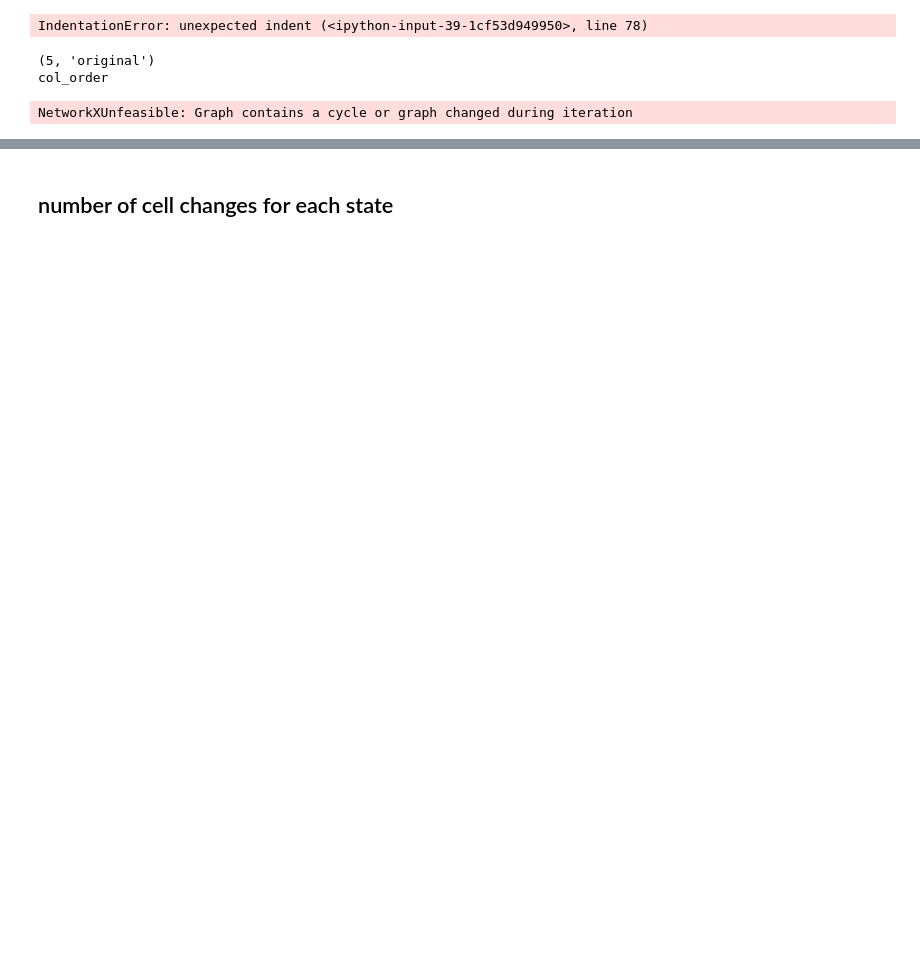
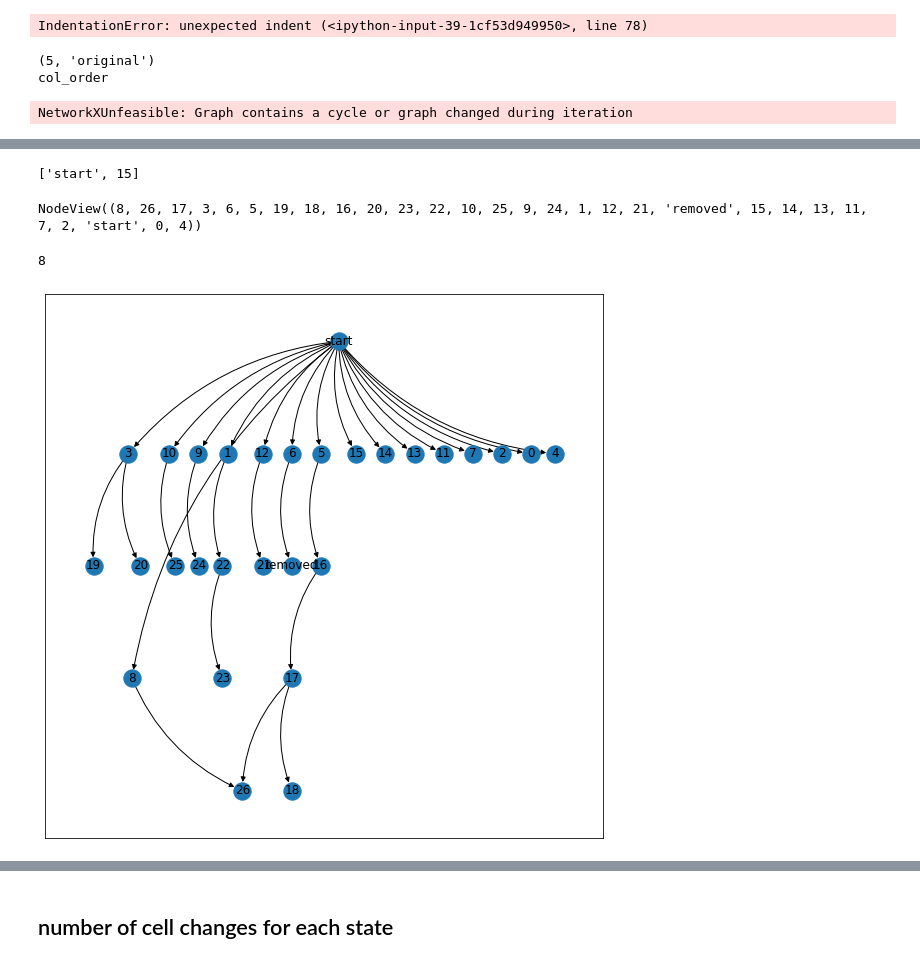
Before and after one commit to nikolausn/ORrePlay, a Jupyter notebook: openrefine_query.ipynb, the cells around one changed output, grey strips where cells are left out. Saved outputs shown, nothing was run; the diff lists cells and outputs as text; code cells hidden in the pictures; blank space fills up the shorter version.

```diff
--- a/openrefine_query.ipynb
+++ b/openrefine_query.ipynb
@@ -648,0 +778,10 @@ cursor = conn.cursor()
+# %%
+nx.get_edge_attributes(col_graph,"state")
+for x in nx.all_simple_paths(col_graph,"start",init_col_log):
+    print(x)
+# %% [output]
+['start', 15]
+# %%
+col_graph.nodes
+# %% [output]
+NodeView((8, 26, 17, 3, 6, 5, 19, 18, 16, 20, 23, 22, 10, 25, 9, 24, 1, 12, 21, 'removed', 15, 14, 13, 11, 7, 2, 'start', 0, 4))
@@ -648,0 +790,17 @@ cursor = conn.cursor()
+# %%
+init_col_log
+# %% [output]
+8
+# %%
+from matplotlib import pyplot as plt
+
+plt.figure(figsize=(10,10))
+pos = nx.nx_pydot.graphviz_layout(col_graph,prog="dot")
+#nx.draw_networkx(col_graph,pos=pos,connectionstyle='arc3, rad = 0.2')
+edge_labels=dict([((u,v,),d['state'])
+             for u,v,d in col_graph.edges(data=True)])
+nx.draw_networkx(col_graph,pos=pos,connectionstyle='arc3, rad = 0.2')
+#nx.draw_networkx_edge_labels(col_graph, pos, edge_labels=edge_labels,connectionstyle='arc3, rad = 0.2')
+plt.show()
+# %% [output]
+[figure, added]
```
Also changed, not shown: parts of 42 cells of this notebook, 3 other files.
